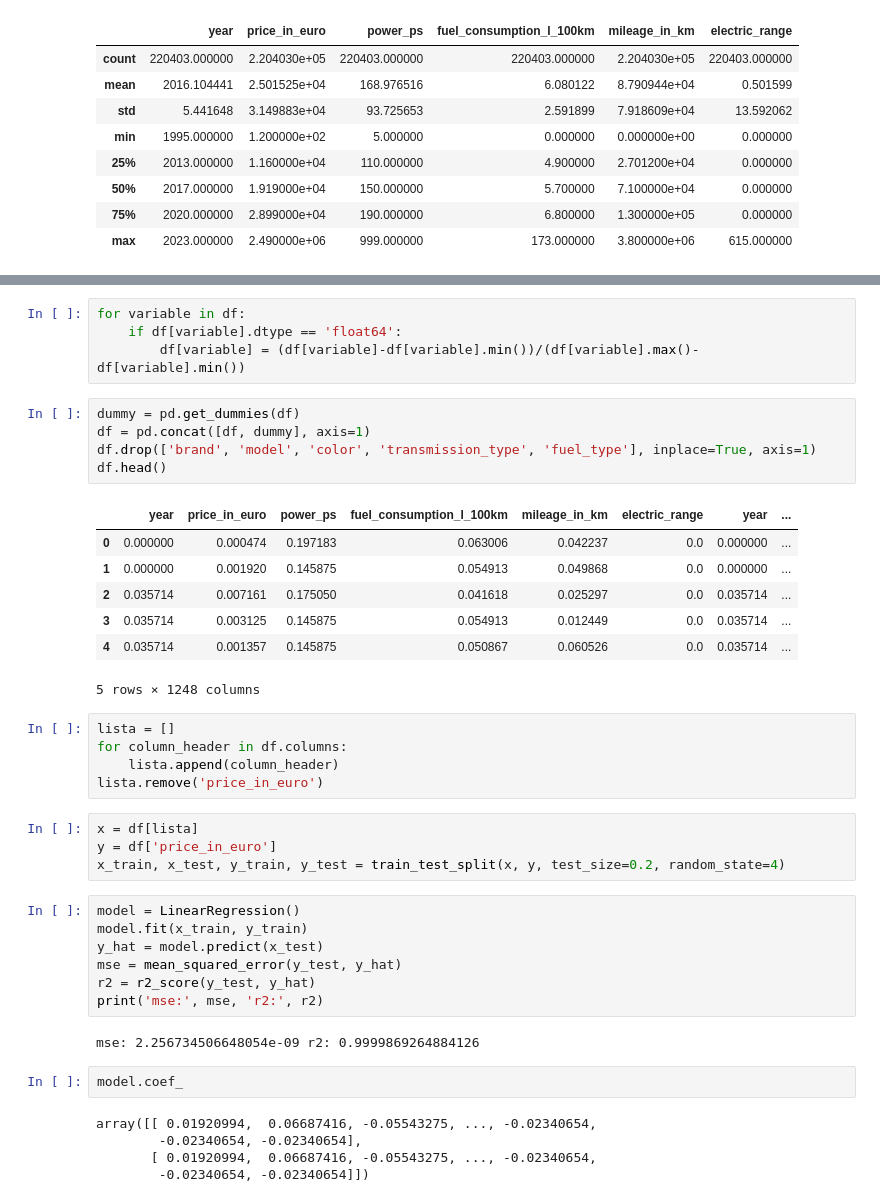
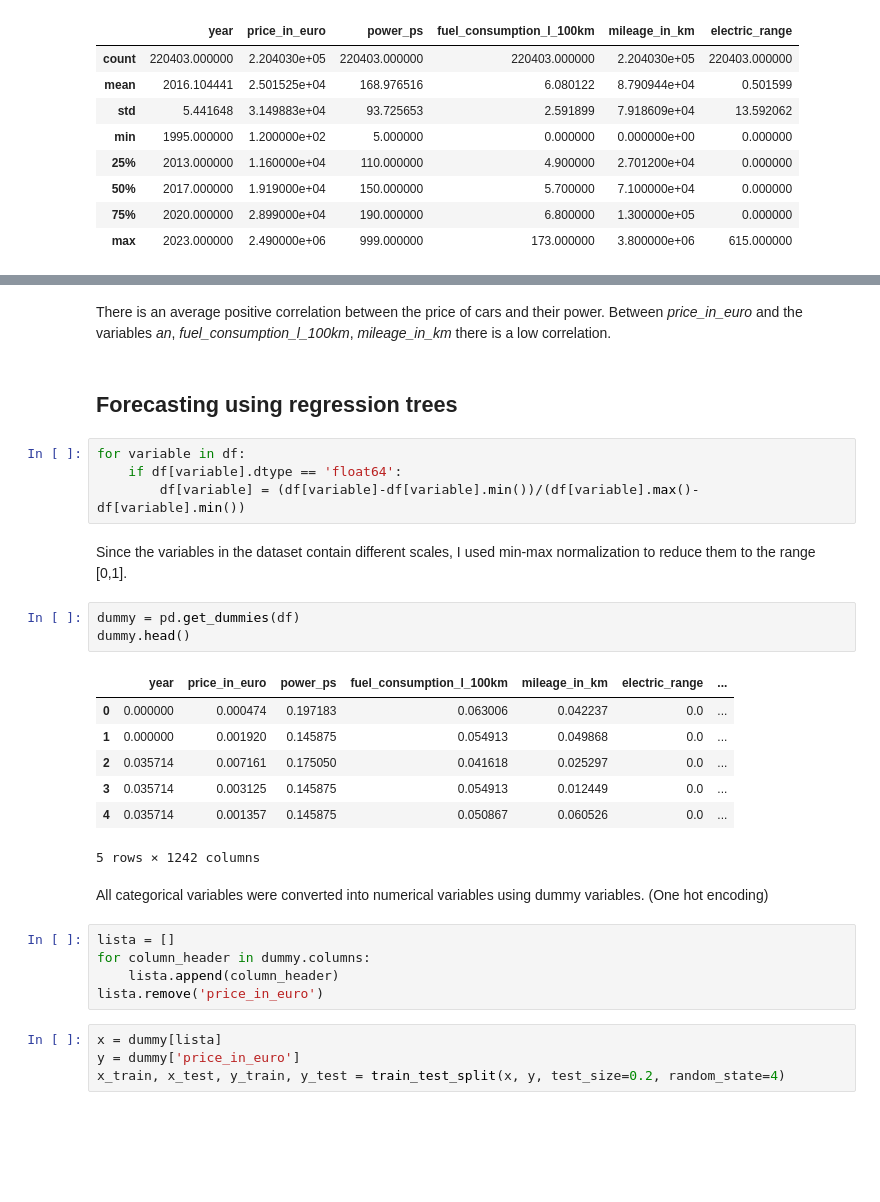
Before and after one commit to Matei00/UsedCars, a Jupyter notebook: UsedCars.ipynb, the cells around one changed output, grey strips where cells are left out. Cells and saved outputs as stored; diff of their text form; blank space fills up the shorter version.

Commit message:
Car sales price forecast
Fixed errors. Explanations added.

```diff
--- a/UsedCars.ipynb
+++ b/UsedCars.ipynb
@@ -257,42 +306,32 @@ plt.show()
+# %% [markdown]
+There is an average positive correlation between the price of cars and their power. Between _price_in_euro_ and the variables _an_, _fuel_consumption_l_100km_, _mileage_in_km_ there is a low correlation.
+# %% [markdown]
+## Forecasting using regression trees
 # %%
 for variable in df:
     if df[variable].dtype == 'float64':
         df[variable] = (df[variable]-df[variable].min())/(df[variable].max()-df[variable].min())
-# %%
-dummy = pd.get_dummies(df)
-df = pd.concat([df, dummy], axis=1)
-df.drop(['brand', 'model', 'color', 'transmission_type', 'fuel_type'], inplace=True, axis=1)
-df.head()
-# %% [output]
-|  | year | price_in_euro | power_ps | fuel_consumption_l_100km | mileage_in_km | electric_range | year | ... |
-| 0 | 0.000000 | 0.000474 | 0.197183 | 0.063006 | 0.042237 | 0.0 | 0.000000 | ... |
-| 1 | 0.000000 | 0.001920 | 0.145875 | 0.054913 | 0.049868 | 0.0 | 0.000000 | ... |
-| 2 | 0.035714 | 0.007161 | 0.175050 | 0.041618 | 0.025297 | 0.0 | 0.035714 | ... |
-| 3 | 0.035714 | 0.003125 | 0.145875 | 0.054913 | 0.012449 | 0.0 | 0.035714 | ... |
-| 4 | 0.035714 | 0.001357 | 0.145875 | 0.050867 | 0.060526 | 0.0 | 0.035714 | ... |
-5 rows × 1248 columns
+# %% [markdown]
+Since the variables in the dataset contain different scales, I used min-max normalization to reduce them to the range [0,1].
+# %%
+dummy = pd.get_dummies(df)
+dummy.head()
+# %% [output]
+|  | year | price_in_euro | power_ps | fuel_consumption_l_100km | mileage_in_km | electric_range | ... |
+| 0 | 0.000000 | 0.000474 | 0.197183 | 0.063006 | 0.042237 | 0.0 | ... |
+| 1 | 0.000000 | 0.001920 | 0.145875 | 0.054913 | 0.049868 | 0.0 | ... |
+| 2 | 0.035714 | 0.007161 | 0.175050 | 0.041618 | 0.025297 | 0.0 | ... |
+| 3 | 0.035714 | 0.003125 | 0.145875 | 0.054913 | 0.012449 | 0.0 | ... |
+| 4 | 0.035714 | 0.001357 | 0.145875 | 0.050867 | 0.060526 | 0.0 | ... |
+5 rows × 1242 columns
+# %% [markdown]
+All categorical variables were converted into numerical variables using dummy variables. (One hot encoding)
 # %%
 lista = []
-for column_header in df.columns:
+for column_header in dummy.columns:
     lista.append(column_header)
 lista.remove('price_in_euro')
 # %%
-x = df[lista]
-y = df['price_in_euro']
+x = dummy[lista]
+y = dummy['price_in_euro']
 x_train, x_test, y_train, y_test = train_test_split(x, y, test_size=0.2, random_state=4)
-# %%
-model = LinearRegression()
-model.fit(x_train, y_train)
-y_hat = model.predict(x_test)
-mse = mean_squared_error(y_test, y_hat)
-r2 = r2_score(y_test, y_hat)
-print('mse:', mse, 'r2:', r2)
-# %% [output]
-mse: 2.256734506648054e-09 r2: 0.9999869264884126
-# %%
-model.coef_
-# %% [output]
-array([[ 0.01920994,  0.06687416, -0.05543275, ..., -0.02340654,
-        -0.02340654, -0.02340654],
-       [ 0.01920994,  0.06687416, -0.05543275, ..., -0.02340654,
-        -0.02340654, -0.02340654]])
```
Also changed, not shown: parts of 39 cells of this notebook.
